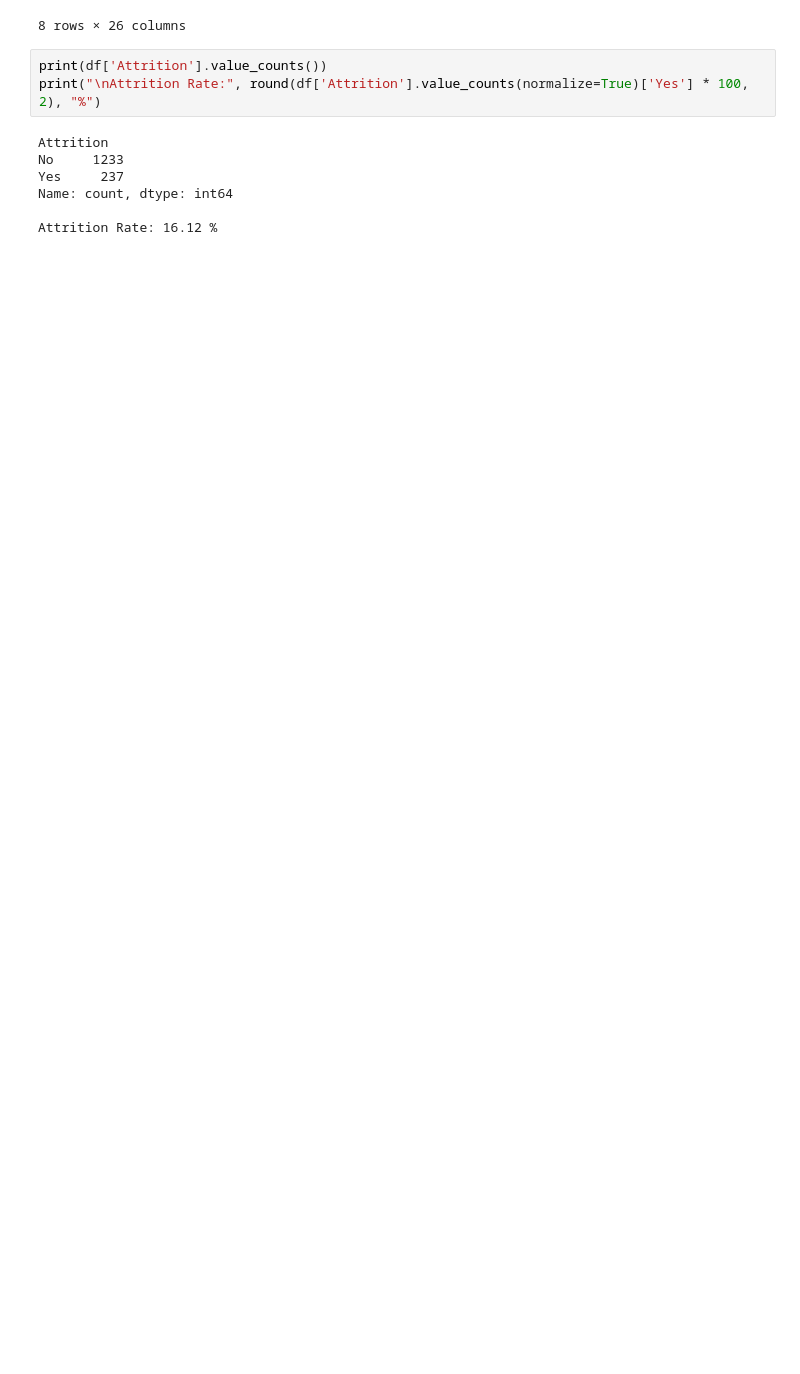
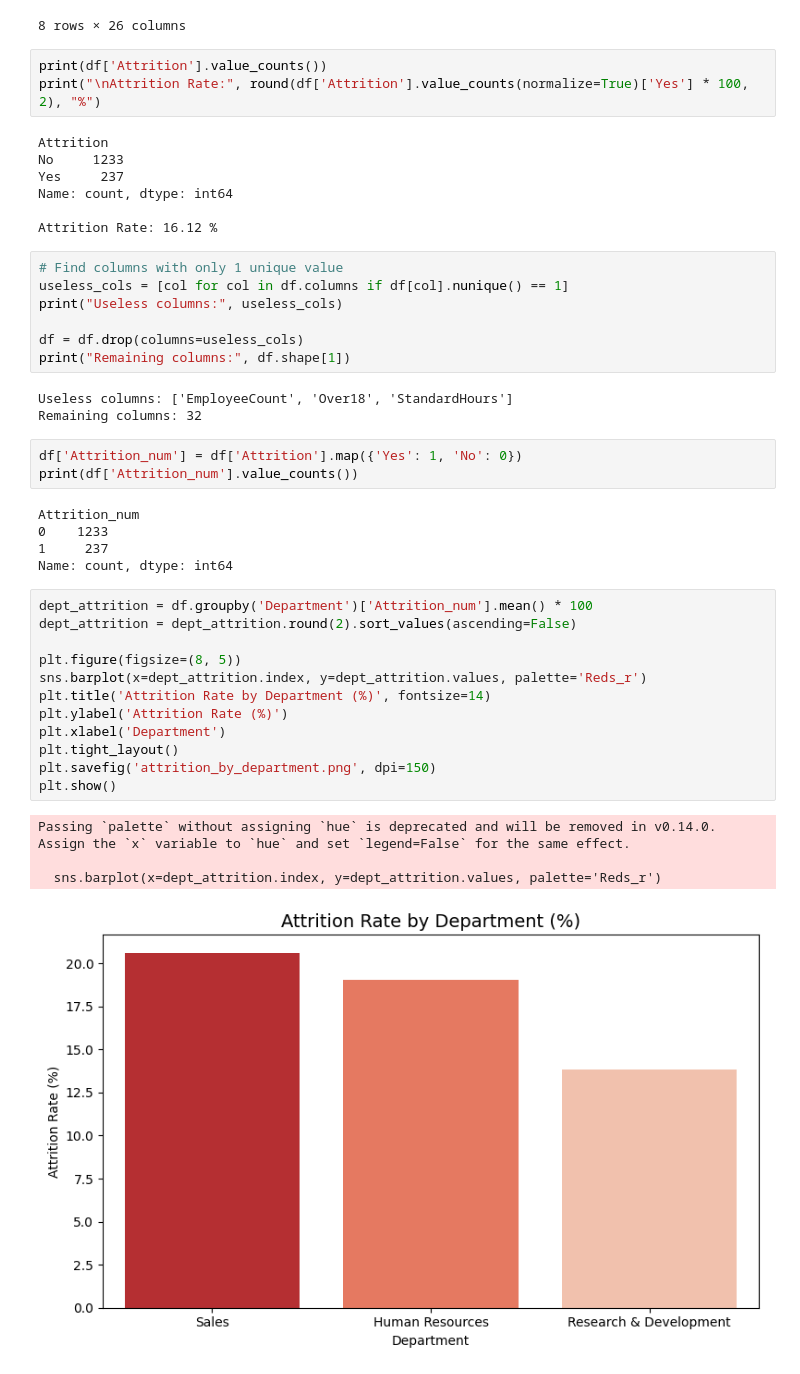
Before and after one commit to anshisharma9472-ops/hr-analytics-attrition, a Jupyter notebook: hr_analytics_eda_and_model.ipynb, the cells around one changed output. Drawn from its saved outputs; the diff is of its cells as text; blank space fills up the shorter version.

Commit message:
Day 2 - EDA and visualizations

```diff
--- a/hr_analytics_eda_and_model.ipynb
+++ b/hr_analytics_eda_and_model.ipynb
@@ -90,3 +90,38 @@ Yes     237
 Name: count, dtype: int64
 
 Attrition Rate: 16.12 %
+# %%
+# Find columns with only 1 unique value
+useless_cols = [col for col in df.columns if df[col].nunique() == 1]
+print("Useless columns:", useless_cols)
+
+df = df.drop(columns=useless_cols)
+print("Remaining columns:", df.shape[1])
+# %% [output]
+Useless columns: ['EmployeeCount', 'Over18', 'StandardHours']
+Remaining columns: 32
+# %%
+df['Attrition_num'] = df['Attrition'].map({'Yes': 1, 'No': 0})
+print(df['Attrition_num'].value_counts())
+# %% [output]
+Attrition_num
+0    1233
+1     237
+Name: count, dtype: int64
+# %%
+dept_attrition = df.groupby('Department')['Attrition_num'].mean() * 100
+dept_attrition = dept_attrition.round(2).sort_values(ascending=False)
+
+plt.figure(figsize=(8, 5))
+sns.barplot(x=dept_attrition.index, y=dept_attrition.values, palette='Reds_r')
+plt.title('Attrition Rate by Department (%)', fontsize=14)
+plt.ylabel('Attrition Rate (%)')
+plt.xlabel('Department')
+plt.tight_layout()
+plt.savefig('attrition_by_department.png', dpi=150)
+plt.show()
+# %% [output]
+Passing `palette` without assigning `hue` is deprecated and will be removed in v0.14.0. Assign the `x` variable to `hue` and set `legend=False` for the same effect.
+
+  sns.barplot(x=dept_attrition.index, y=dept_attrition.values, palette='Reds_r')
+[figure, added]
```
Also changed, not shown: parts of 6 cells of this notebook, 6 other files.
